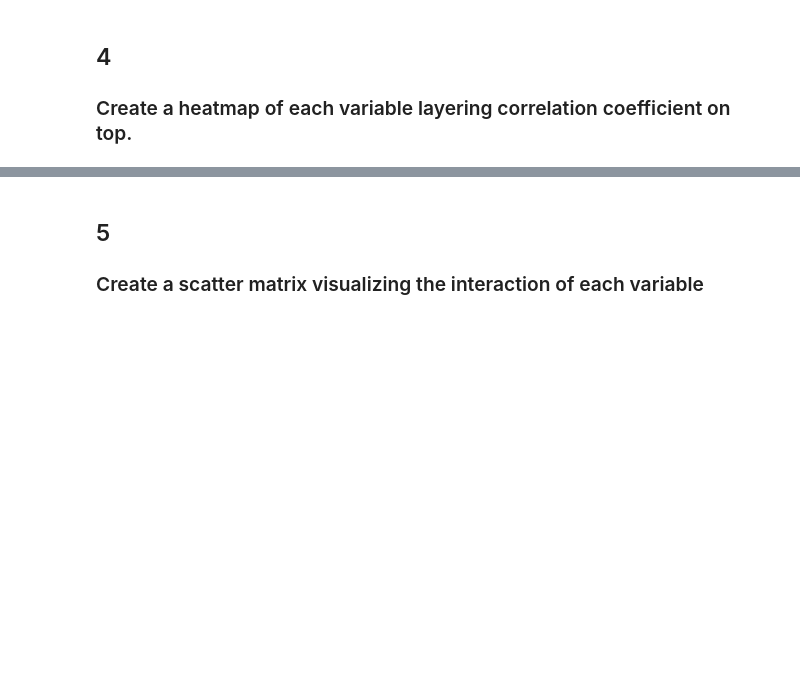
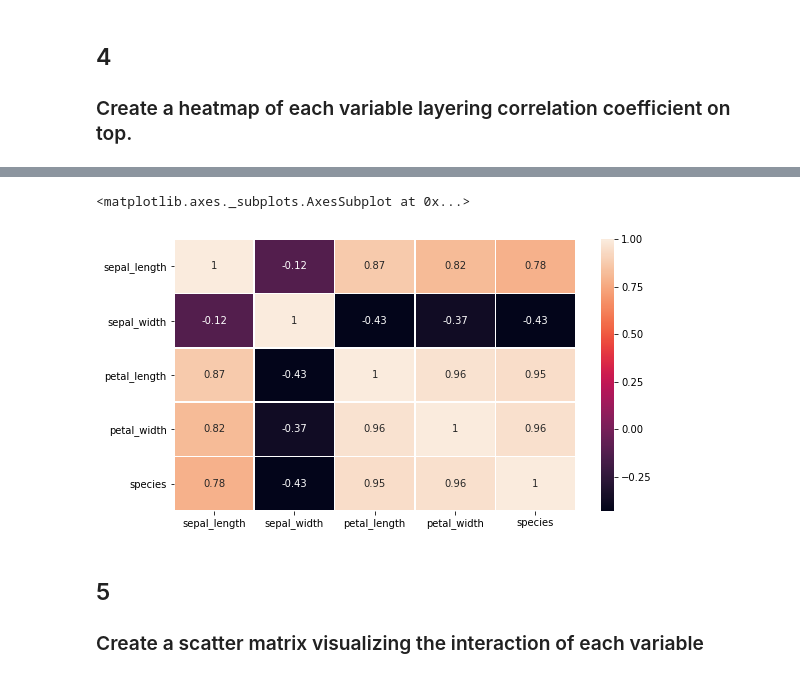
Before and after one commit to flambuth/ds-methodologies-exercises, a Jupyter notebook: classification/classification_exercises.ipynb, the cells around one changed output, grey strips where cells are left out. Saved outputs shown, nothing was run; the diff lists cells and outputs as text; code cells hidden in the pictures; blank space fills up the shorter version.

```diff
--- a/classification/classification_exercises.ipynb
+++ b/classification/classification_exercises.ipynb
@@ -181,3 +279,11 @@ train.shape
+# %%
+#pd.crosstab(train_df.pclass, train_df.survived, margins=True).style.background_gradient(cmap='YlOrRd')
+
+plt.figure(figsize=(9,5))
+sns.heatmap(df_iris.corr(), annot=True, linewidth=0.4)
+# %% [output]
+<matplotlib.axes._subplots.AxesSubplot at 0x...>
+[figure, added]
 # %% [markdown]
 ## 5
 ### Create a scatter matrix visualizing the interaction of each variable
```
Also changed, not shown: parts of 14 cells of this notebook, 2 other files.
